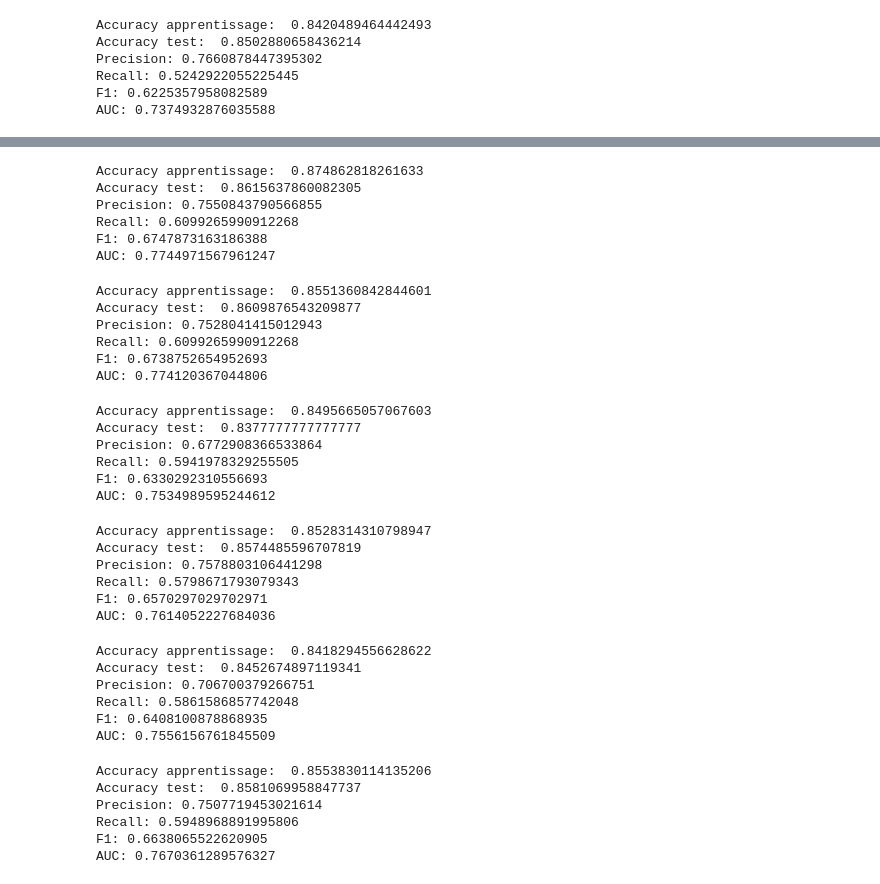
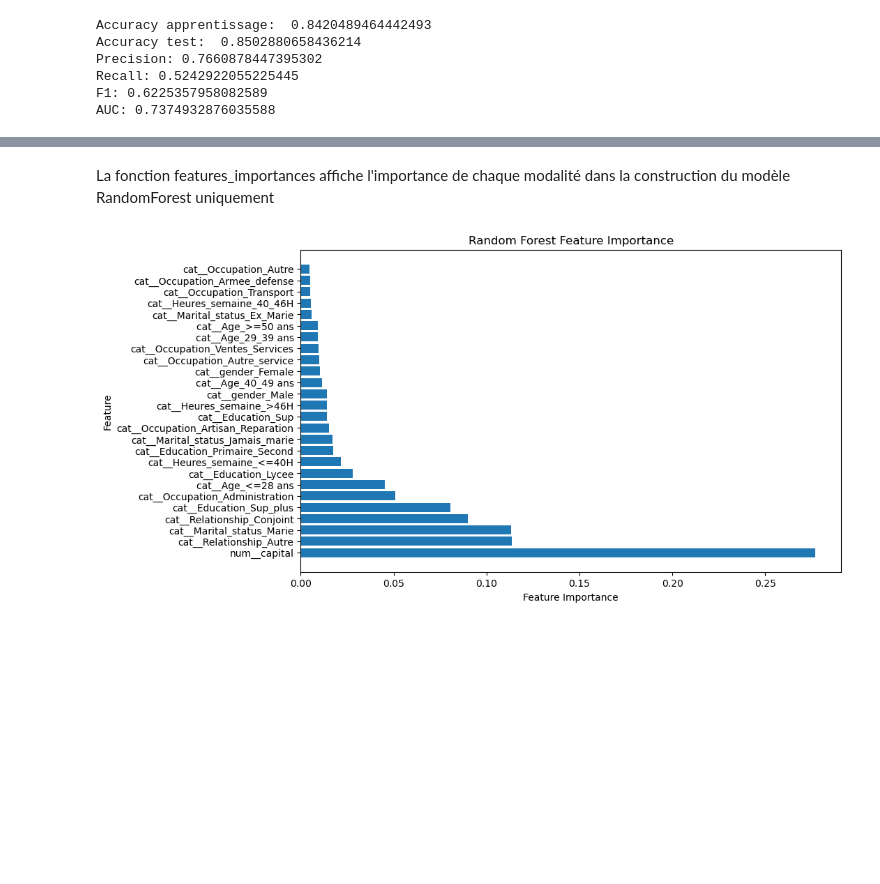
Before and after one commit to AxoulDeci/MLOPS, a Jupyter notebook: notebooks/main.ipynb, the cells around one changed output, grey strips where cells are left out. Saved outputs shown, nothing was run; the diff lists cells and outputs as text; code cells hidden in the pictures; blank space fills up the shorter version.

```diff
--- a/notebooks/main.ipynb
+++ b/notebooks/main.ipynb
@@ -73,54 +104,6 @@ AUC: 0.7374932876035588
+# %% [markdown]
+La fonction features_importances affiche l'importance de chaque modalité dans la construction du modèle RandomForest uniquement
 # %%
-model_score(forest,df)
+features_importances(forest, df)
 # %% [output]
-Accuracy apprentissage:  0.874862818261633
-Accuracy test:  0.8615637860082305
-Precision: 0.7550843790566855
-Recall: 0.6099265990912268
-F1: 0.6747873163186388
-AUC: 0.7744971567961247
+[figure, added]
-# %%
-model_score(ada,df)
-# %% [output]
-Accuracy apprentissage:  0.8551360842844601
-Accuracy test:  0.8609876543209877
-Precision: 0.7528041415012943
-Recall: 0.6099265990912268
-F1: 0.6738752654952693
-AUC: 0.774120367044806
-# %%
-model_score(knn,df)
-# %% [output]
-Accuracy apprentissage:  0.8495665057067603
-Accuracy test:  0.8377777777777777
-Precision: 0.6772908366533864
-Recall: 0.5941978329255505
-F1: 0.6330292310556693
-AUC: 0.7534989595244612
-# %%
-model_score(svc,df)
-# %% [output]
-Accuracy apprentissage:  0.8528314310798947
-Accuracy test:  0.8574485596707819
-Precision: 0.7578803106441298
-Recall: 0.5798671793079343
-F1: 0.6570297029702971
-AUC: 0.7614052227684036
-# %%
-model_score(log,df)
-# %% [output]
-Accuracy apprentissage:  0.8418294556628622
-Accuracy test:  0.8452674897119341
-Precision: 0.706700379266751
-Recall: 0.5861586857742048
-F1: 0.6408100878868935
-AUC: 0.7556156761845509
-# %%
-model_score(mlp,df)
-# %% [output]
-Accuracy apprentissage:  0.8553830114135206
-Accuracy test:  0.8581069958847737
-Precision: 0.7507719453021614
-Recall: 0.5948968891995806
-F1: 0.6638065522620905
-AUC: 0.7670361289576327
```
Also changed, not shown: parts of 14 cells of this notebook, 3 other files.
